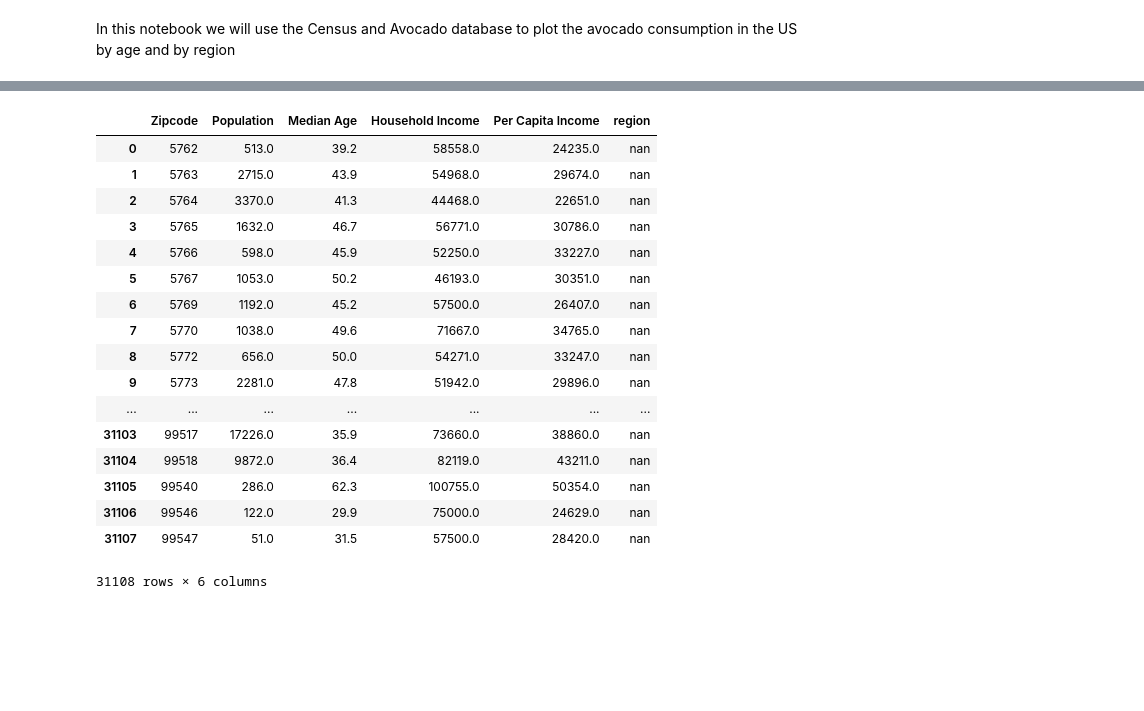
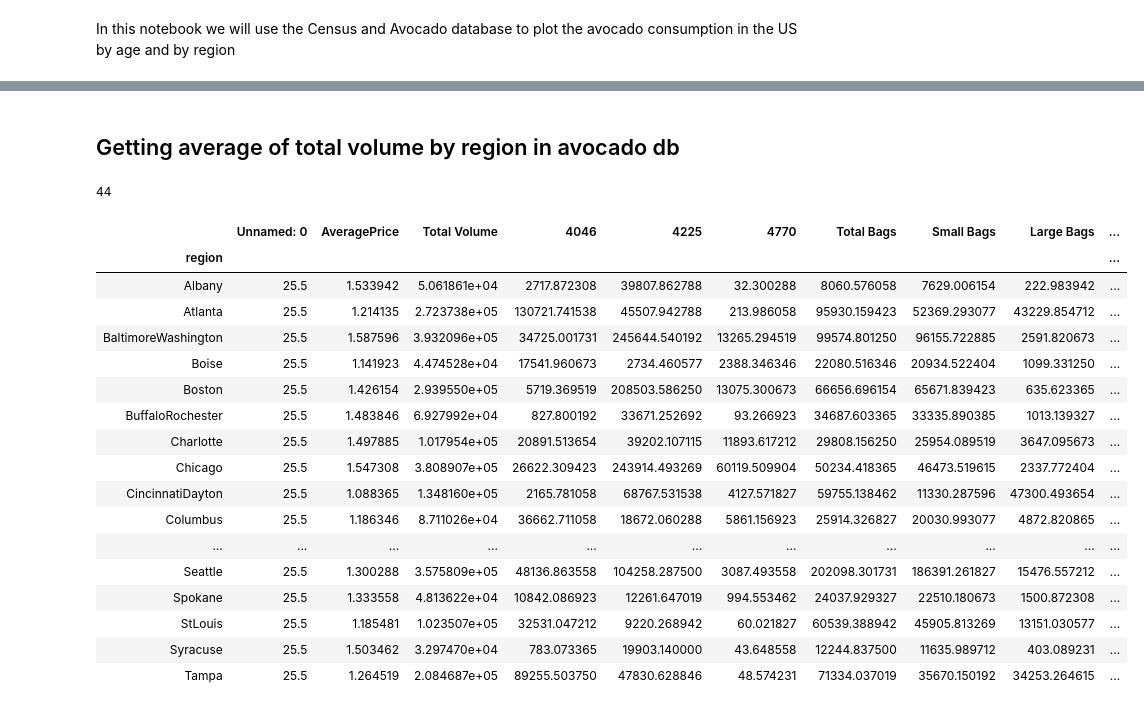
Before and after one commit to lourdesrm/AvocadoMadness, a Jupyter notebook: Consumption_Plots.ipynb, the cells around one changed output, grey strips where cells are left out. Cells and saved outputs as stored; diff of their text form; code cells hidden in the pictures; blank space fills up the shorter version.

Commit message:
avocado and census db merged ready for plots

```diff
--- a/Consumption_Plots.ipynb
+++ b/Consumption_Plots.ipynb
@@ -107,21 +129,0 @@ census_2017_df['region'] = np.select(zipcode_range, city, np.nan)
-# %%
-census_2016_df.replace('0', np.nan)
-# %% [output]
-|  | Zipcode | Population | Median Age | Household Income | Per Capita Income | region |
-| 0 | 5762 | 513.0 | 39.2 | 58558.0 | 24235.0 | nan |
-| 1 | 5763 | 2715.0 | 43.9 | 54968.0 | 29674.0 | nan |
-| 2 | 5764 | 3370.0 | 41.3 | 44468.0 | 22651.0 | nan |
-| 3 | 5765 | 1632.0 | 46.7 | 56771.0 | 30786.0 | nan |
-| 4 | 5766 | 598.0 | 45.9 | 52250.0 | 33227.0 | nan |
-| 5 | 5767 | 1053.0 | 50.2 | 46193.0 | 30351.0 | nan |
-| 6 | 5769 | 1192.0 | 45.2 | 57500.0 | 26407.0 | nan |
-| 7 | 5770 | 1038.0 | 49.6 | 71667.0 | 34765.0 | nan |
-| 8 | 5772 | 656.0 | 50.0 | 54271.0 | 33247.0 | nan |
-| 9 | 5773 | 2281.0 | 47.8 | 51942.0 | 29896.0 | nan |
-| ... | ... | ... | ... | ... | ... | ... |
-| 31103 | 99517 | 17226.0 | 35.9 | 73660.0 | 38860.0 | nan |
-| 31104 | 99518 | 9872.0 | 36.4 | 82119.0 | 43211.0 | nan |
-| 31105 | 99540 | 286.0 | 62.3 | 100755.0 | 50354.0 | nan |
-| 31106 | 99546 | 122.0 | 29.9 | 75000.0 | 24629.0 | nan |
-| 31107 | 99547 | 51.0 | 31.5 | 57500.0 | 28420.0 | nan |
-31108 rows × 6 columns
@@ -129,0 +130,2 @@ census_2016_df.replace('0', np.nan)
+# %% [markdown]
+## Getting average of total volume by region in avocado db
@@ -129,0 +136,27 @@ census_2016_df.replace('0', np.nan)
+# %%
+avocado_2015_avg = avocado_2015_df.groupby(['region']).mean()
+avocado_2015_avg
+# %% [output]
+44
+# %%
+avocado_2016_avg = avocado_2016_df.groupby(['region']).mean()
+avocado_2016_avg
+# %% [output]
+|  | Unnamed: 0 | AveragePrice | Total Volume | 4046 | 4225 | 4770 | Total Bags | Small Bags | Large Bags | ... |
+| region |  |  |  |  |  |  |  |  |  | ... |
+| Albany | 25.5 | 1.533942 | 5.061861e+04 | 2717.872308 | 39807.862788 | 32.300288 | 8060.576058 | 7629.006154 | 222.983942 | ... |
+| Atlanta | 25.5 | 1.214135 | 2.723738e+05 | 130721.741538 | 45507.942788 | 213.986058 | 95930.159423 | 52369.293077 | 43229.854712 | ... |
+| BaltimoreWashington | 25.5 | 1.587596 | 3.932096e+05 | 34725.001731 | 245644.540192 | 13265.294519 | 99574.801250 | 96155.722885 | 2591.820673 | ... |
+| Boise | 25.5 | 1.141923 | 4.474528e+04 | 17541.960673 | 2734.460577 | 2388.346346 | 22080.516346 | 20934.522404 | 1099.331250 | ... |
+| Boston | 25.5 | 1.426154 | 2.939550e+05 | 5719.369519 | 208503.586250 | 13075.300673 | 66656.696154 | 65671.839423 | 635.623365 | ... |
+| BuffaloRochester | 25.5 | 1.483846 | 6.927992e+04 | 827.800192 | 33671.252692 | 93.266923 | 34687.603365 | 33335.890385 | 1013.139327 | ... |
+| Charlotte | 25.5 | 1.497885 | 1.017954e+05 | 20891.513654 | 39202.107115 | 11893.617212 | 29808.156250 | 25954.089519 | 3647.095673 | ... |
+| Chicago | 25.5 | 1.547308 | 3.808907e+05 | 26622.309423 | 243914.493269 | 60119.509904 | 50234.418365 | 46473.519615 | 2337.772404 | ... |
+| CincinnatiDayton | 25.5 | 1.088365 | 1.348160e+05 | 2165.781058 | 68767.531538 | 4127.571827 | 59755.138462 | 11330.287596 | 47300.493654 | ... |
+| Columbus | 25.5 | 1.186346 | 8.711026e+04 | 36662.711058 | 18672.060288 | 5861.156923 | 25914.326827 | 20030.993077 | 4872.820865 | ... |
+| ... | ... | ... | ... | ... | ... | ... | ... | ... | ... | ... |
+| Seattle | 25.5 | 1.300288 | 3.575809e+05 | 48136.863558 | 104258.287500 | 3087.493558 | 202098.301731 | 186391.261827 | 15476.557212 | ... |
+| Spokane | 25.5 | 1.333558 | 4.813622e+04 | 10842.086923 | 12261.647019 | 994.553462 | 24037.929327 | 22510.180673 | 1500.872308 | ... |
+| StLouis | 25.5 | 1.185481 | 1.023507e+05 | 32531.047212 | 9220.268942 | 60.021827 | 60539.388942 | 45905.813269 | 13151.030577 | ... |
+| Syracuse | 25.5 | 1.503462 | 3.297470e+04 | 783.073365 | 19903.140000 | 43.648558 | 12244.837500 | 11635.989712 | 403.089231 | ... |
+| Tampa | 25.5 | 1.264519 | 2.084687e+05 | 89255.503750 | 47830.628846 | 48.574231 | 71334.037019 | 35670.150192 | 34253.264615 | ... |
```
Also changed, not shown: parts of 14 cells of this notebook.
